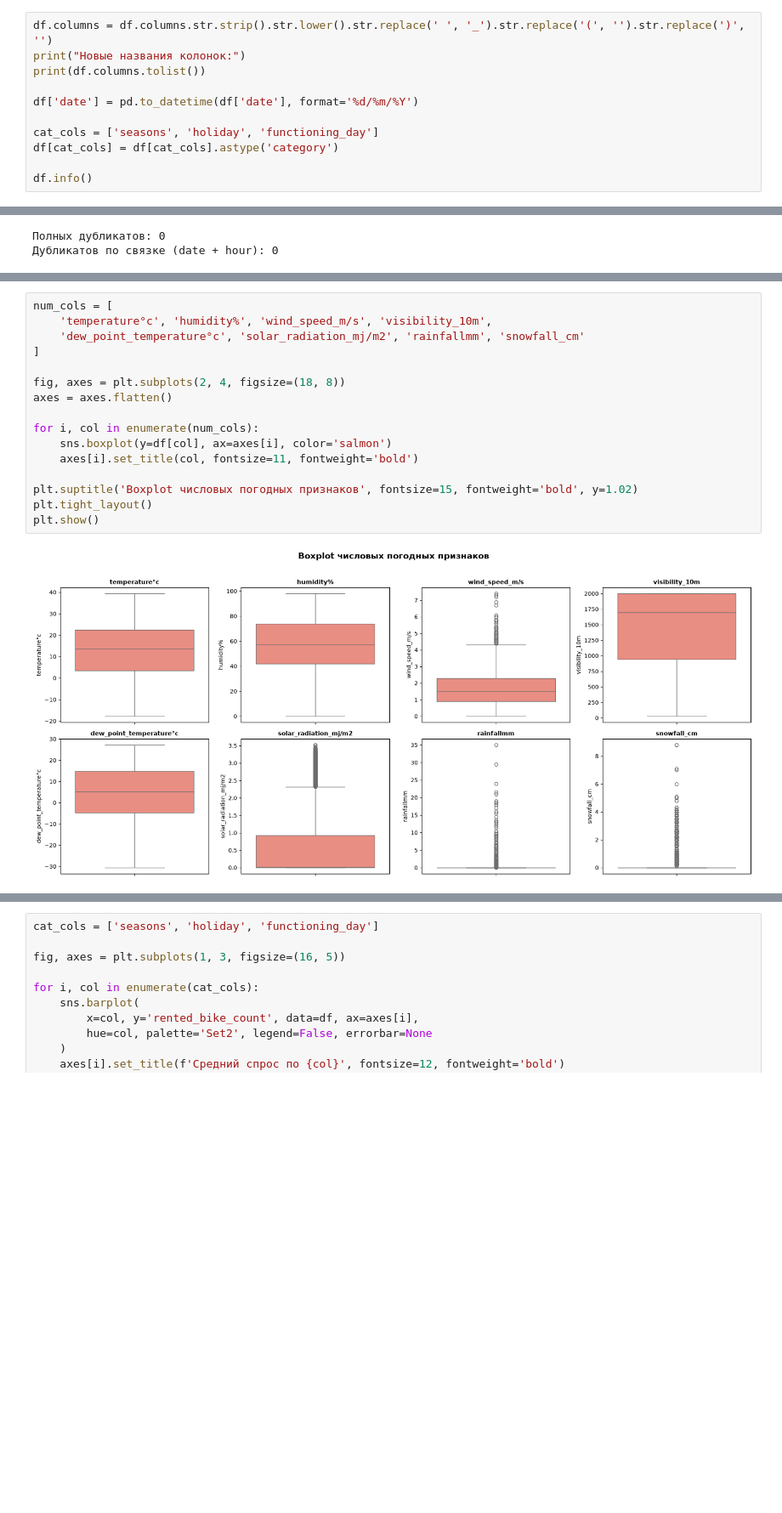
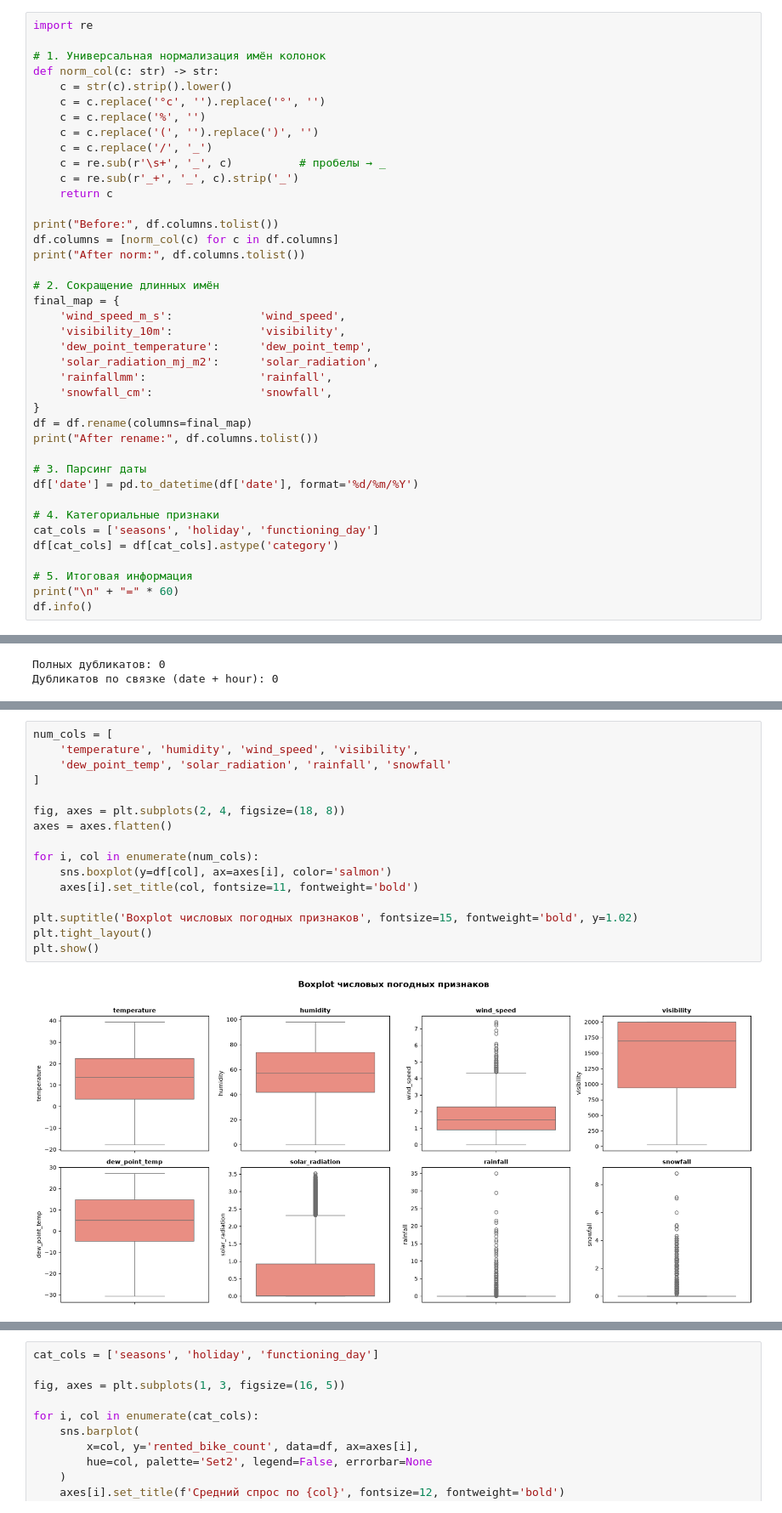
Before and after one commit to Vatman30000/Project_Practicum_team_13, a Jupyter notebook: notebooks/eda.ipynb, the cells around one changed output, grey strips where cells are left out. Shown at 85% size. Cells and saved outputs as stored; diff of their text form; blank space fills up the shorter version.

Commit message:
поменял названия фичам

```diff
--- a/notebooks/eda.ipynb
+++ b/notebooks/eda.ipynb
@@ -83,14 +90,43 @@ Data columns (total 14 columns):
 dtypes: float64(6), int64(4), str(4)
 memory usage: 958.3 KB
 # %%
-df.columns = df.columns.str.strip().str.lower().str.replace(' ', '_').str.replace('(', '').str.replace(')', '')
-print("Новые названия колонок:")
-print(df.columns.tolist())
+import re
 
+# 1. Универсальная нормализация имён колонок
+def norm_col(c: str) -> str:
+    c = str(c).strip().lower()
+    c = c.replace('°c', '').replace('°', '')
+    c = c.replace('%', '')
+    c = c.replace('(', '').replace(')', '')
+    c = c.replace('/', '_')
+    c = re.sub(r'\s+', '_', c)          # пробелы → _
+    c = re.sub(r'_+', '_', c).strip('_')
+    return c
+
+print("Before:", df.columns.tolist())
+df.columns = [norm_col(c) for c in df.columns]
+print("After norm:", df.columns.tolist())
+
+# 2. Сокращение длинных имён
+final_map = {
+    'wind_speed_m_s':             'wind_speed',
+    'visibility_10m':             'visibility',
+    'dew_point_temperature':      'dew_point_temp',
+    'solar_radiation_mj_m2':      'solar_radiation',
+    'rainfallmm':                 'rainfall',
+    'snowfall_cm':                'snowfall',
+}
+df = df.rename(columns=final_map)
+print("After rename:", df.columns.tolist())
+
+# 3. Парсинг даты
 df['date'] = pd.to_datetime(df['date'], format='%d/%m/%Y')
 
+# 4. Категориальные признаки
 cat_cols = ['seasons', 'holiday', 'functioning_day']
 df[cat_cols] = df[cat_cols].astype('category')
 
+# 5. Итоговая информация
+print("\n" + "=" * 60)
 df.info()
 # %% [output]
@@ -259,19 +293,19 @@ display(df.describe(include=['category', 'object']).T)
 # %%
 num_cols = [
-    'temperature°c', 'humidity%', 'wind_speed_m/s', 'visibility_10m',
-    'dew_point_temperature°c', 'solar_radiation_mj/m2', 'rainfallmm', 'snowfall_cm'
+    'temperature', 'humidity', 'wind_speed', 'visibility',
+    'dew_point_temp', 'solar_radiation', 'rainfall', 'snowfall'
 ]
 
 fig, axes = plt.subplots(2, 4, figsize=(18, 8))
 axes = axes.flatten()
 
 for i, col in enumerate(num_cols):
     sns.boxplot(y=df[col], ax=axes[i], color='salmon')
     axes[i].set_title(col, fontsize=11, fontweight='bold')
 
 plt.suptitle('Boxplot числовых погодных признаков', fontsize=15, fontweight='bold', y=1.02)
 plt.tight_layout()
 plt.show()
 # %% [output]
-[figure, old version]
+[figure, new version]
 # %%
```
Also changed, not shown: parts of 21 cells of this notebook.
